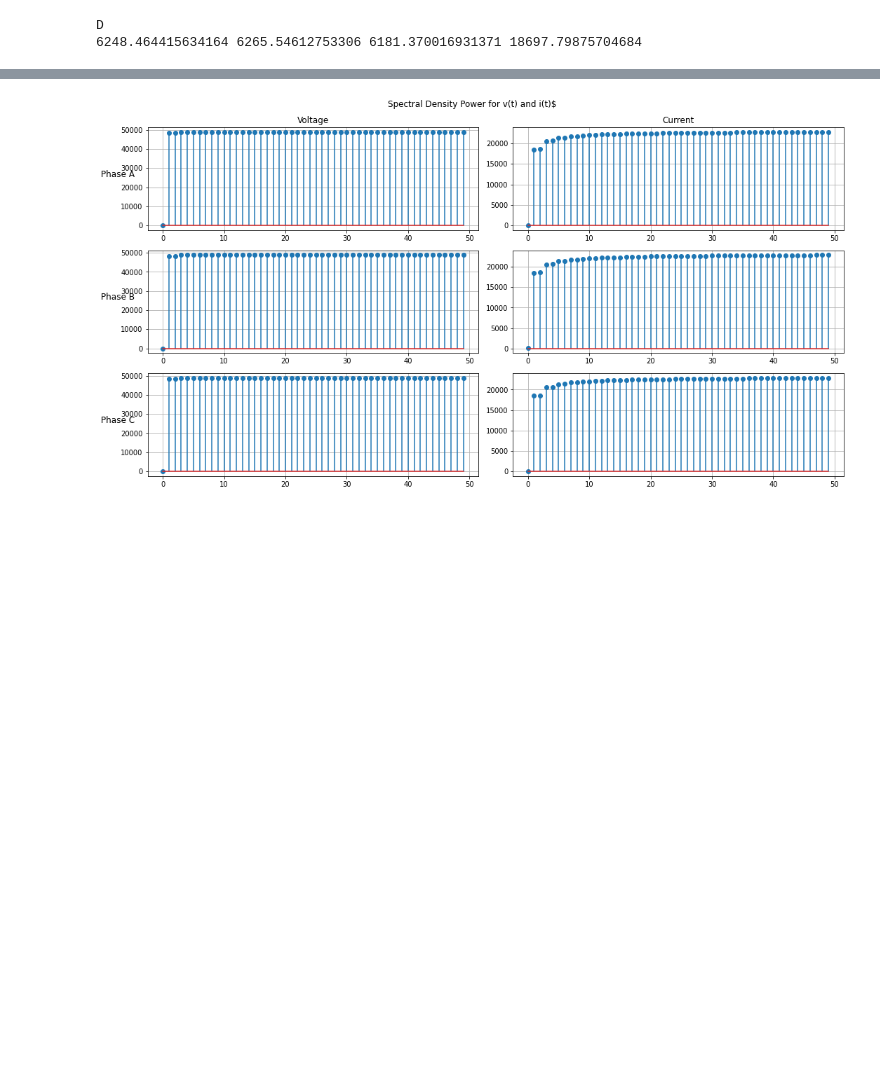
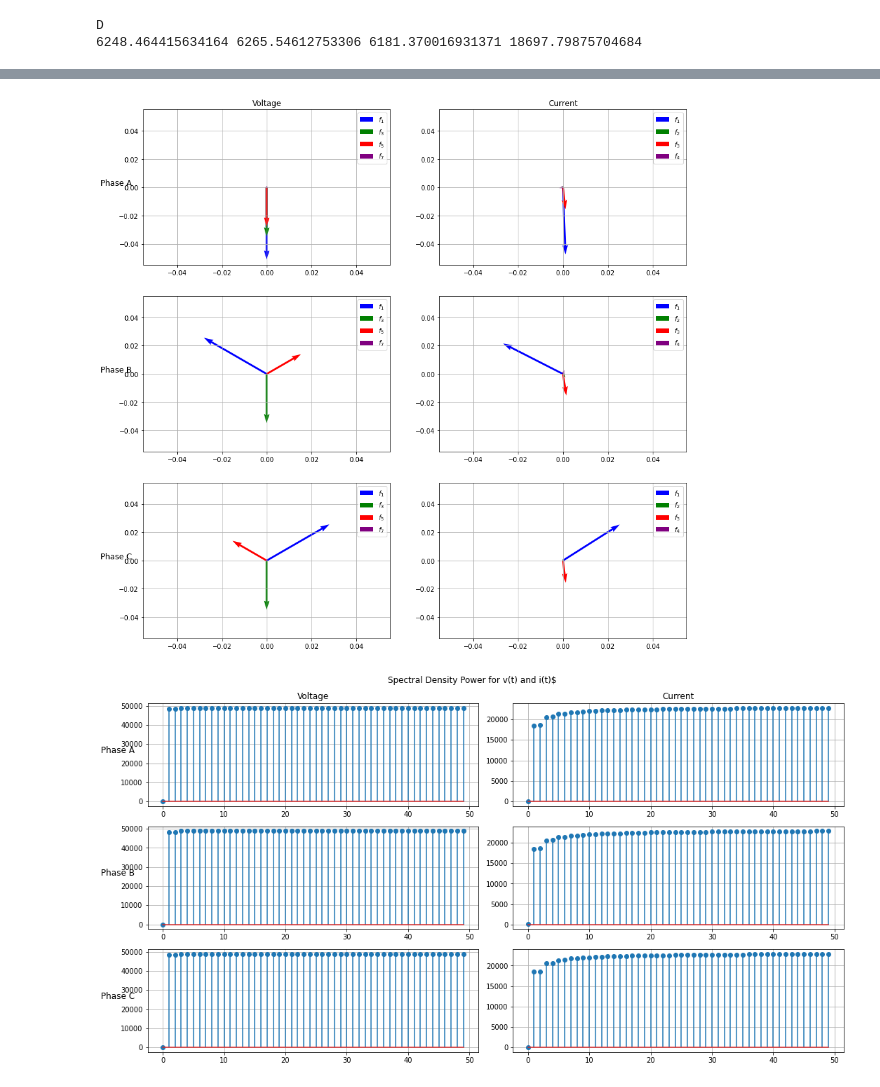
Before and after one commit to DnelZpt/line_analyzer, a Jupyter notebook: final_project.ipynb, the cells around one changed output, grey strips where cells are left out. Cells and saved outputs as stored; diff of their text form; code cells hidden in the pictures; blank space fills up the shorter version.

```diff
--- a/final_project.ipynb
+++ b/final_project.ipynb
@@ -321,0 +296,85 @@ for ax, row in zip(axs[:, 0], row_labels):
+# %%
+# Phasor diagrams for each phase
+col_labels = ["Voltage", "Current"]
+row_labels = ["Phase A", "Phase B", "Phase C"]
+colors = ["blue", "green", "red", "purple"]
+labelv = ['$f_1$', '$f_3$', '$f_5$', '$f_7$']
+labeli = ['$f_1$', '$f_2$', '$f_3$', '$f_4$']
+
+x_pos = 0
+y_pos = 0
+
+v1_c = (2 / N) * np.array([v1f[5], v1f[15], v1f[25], v1f[35]])
+v1_cR = v1_c.real
+v1_cI = v1_c.imag
+v2_c = (2 / N) * np.array([v2f[5], v2f[15], v2f[25], v2f[30]])
+v2_cR = v2_c.real
+v2_cI = v2_c.imag
+v3_c = (2 / N) * np.array([v3f[5], v3f[15], v3f[25], v3f[35]])
+v3_cR = v3_c.real
+v3_cI = v3_c.imag
+
+i1_c = (2 / N) * np.array([i1f[5], v1f[10], i1f[15], i1f[20]])
+i1_cR = i1_c.real
+i1_cI = i1_c.imag
+i2_c = (2 / N) * np.array([i2f[5], i2f[10], i2f[15], i2f[20]])
+i2_cR = i2_c.real
+i2_cI = i2_c.imag
+i3_c = (2 / N) * np.array([i3f[5], i3f[10], i3f[15], i3f[20]])
+i3_cR = i3_c.real
+i3_cI = i3_c.imag
+
+fig, axs = plt.subplots(3, 2, figsize=(15, 15))
+
+# Voltages
+axs[0, 0].quiver(x_pos, y_pos, v1_cR[0], v1_cI[0], scale=750, color=colors[0], label=labelv[0])
+axs[0, 0].quiver(x_pos, y_pos, v1_cR[1], v1_cI[1], scale=100, color=colors[1], label=labelv[1])
+axs[0, 0].quiver(x_pos, y_pos, v1_cR[2], v1_cI[2], scale=50, color=colors[2], label=labelv[2])
+axs[0, 0].quiver(x_pos, y_pos, v1_cR[3], v1_cI[3], scale=1, color=colors[3], label=labelv[3])
+axs[0, 0].legend()
+axs[0, 0].grid()
+
+axs[1, 0].quiver(x_pos, y_pos, v2_cR[0], v2_cI[0], scale=750, color=colors[0], label=labelv[0])
+axs[1, 0].quiver(x_pos, y_pos, v2_cR[1], v2_cI[1], scale=100, color=colors[1], label=labelv[1])
+axs[1, 0].quiver(x_pos, y_pos, v2_cR[2], v2_cI[2], scale=50, color=colors[2], label=labelv[2])
+axs[1, 0].quiver(x_pos, y_pos, v2_cR[3], v2_cI[3], scale=1, color=colors[3], label=labelv[3])
+axs[1, 0].legend()
+axs[1, 0].grid()
+
+axs[2, 0].quiver(x_pos, y_pos, v3_cR[0], v3_cI[0], scale=750, color=colors[0], label=labelv[0])
+axs[2, 0].quiver(x_pos, y_pos, v3_cR[1], v3_cI[1], scale=100, color=colors[1], label=labelv[1])
+axs[2, 0].quiver(x_pos, y_pos, v3_cR[2], v3_cI[2], scale=50, color=colors[2], label=labelv[2])
+axs[2, 0].quiver(x_pos, y_pos, v3_cR[3], v3_cI[3], scale=1, color=colors[3], label=labelv[3])
+axs[2, 0].legend()
+axs[2, 0].grid()
+
+# Currents
+axs[0, 1].quiver(x_pos, y_pos, i1_cR[0], i1_cI[0], scale=500, color=colors[0], label=labeli[0])
+axs[0, 1].quiver(x_pos, y_pos, i1_cR[1], i1_cI[1], scale=500, color=colors[1], label=labeli[1])
+axs[0, 1].quiver(x_pos, y_pos, i1_cR[2], i1_cI[2], scale=500, color=colors[2], label=labeli[2])
+axs[0, 1].quiver(x_pos, y_pos, i1_cR[3], i1_cI[3], scale=500, color=colors[3], label=labeli[3])
+axs[0, 1].legend()
+axs[0, 1].grid()
+
+axs[1, 1].quiver(x_pos, y_pos, i2_cR[0], i2_cI[0], scale=500, color=colors[0], label=labeli[0])
+axs[1, 1].quiver(x_pos, y_pos, i2_cR[1], i2_cI[1], scale=500, color=colors[1], label=labeli[1])
+axs[1, 1].quiver(x_pos, y_pos, i2_cR[2], i2_cI[2], scale=500, color=colors[2], label=labeli[2])
+axs[1, 1].quiver(x_pos, y_pos, i2_cR[3], i2_cI[3], scale=500, color=colors[3], label=labeli[3])
+axs[1, 1].legend()
+axs[1, 1].grid()
+
+axs[2, 1].quiver(x_pos, y_pos, i3_cR[0], i3_cI[0], scale=500, color=colors[0], label=labeli[0])
+axs[2, 1].quiver(x_pos, y_pos, i3_cR[1], i3_cI[1], scale=500, color=colors[1], label=labeli[1])
+axs[2, 1].quiver(x_pos, y_pos, i3_cR[2], i3_cI[2], scale=500, color=colors[2], label=labeli[2])
+axs[2, 1].quiver(x_pos, y_pos, i3_cR[3], i3_cI[3], scale=500, color=colors[3], label=labeli[3])
+axs[2, 1].legend()
+axs[2, 1].grid()
+
+for ax, col in zip(axs[0], col_labels):
+    ax.set_title(col)
+
+for ax, row in zip(axs[:, 0], row_labels):
+    ax.set_ylabel(row, rotation=0, size='large')
+
+print(v3_cI, v3_cR)
+# %% [output]
@@ -322,3 +382,4 @@ for ax, row in zip(axs[:, 0], row_labels):
+[figure, added]
 # %%
 # Spectral density power for each phase
 col_labels = ["Voltage", "Current"]
```
Also changed, not shown: parts of 6 cells of this notebook.
